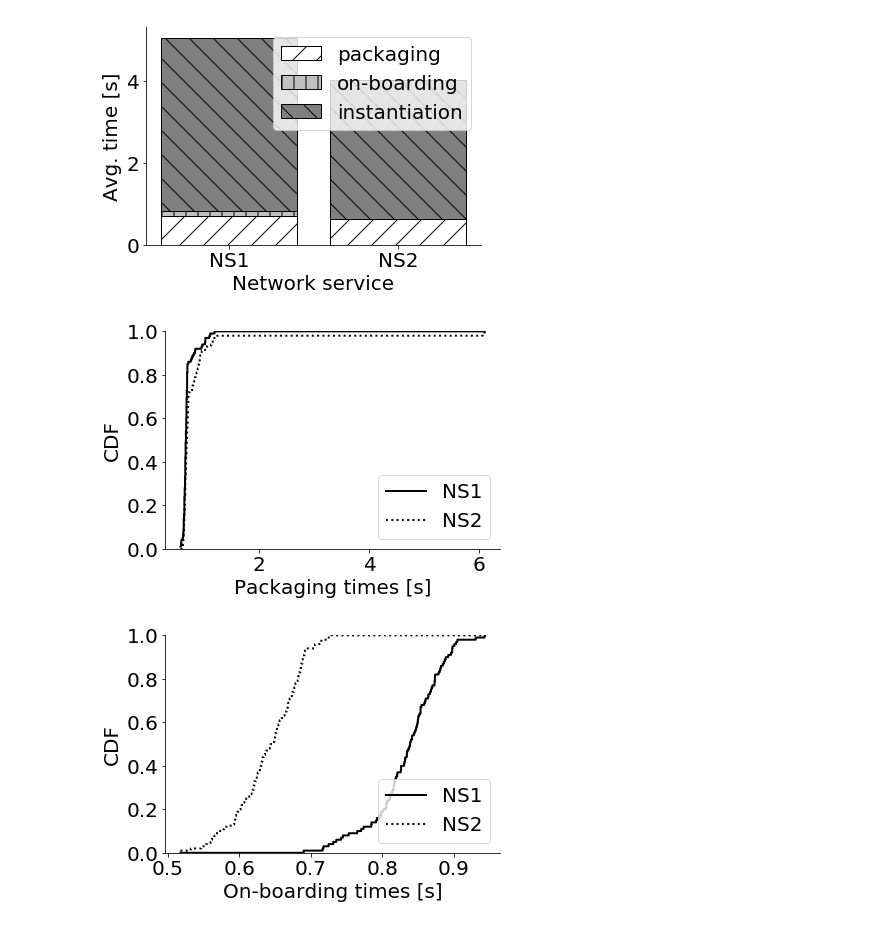
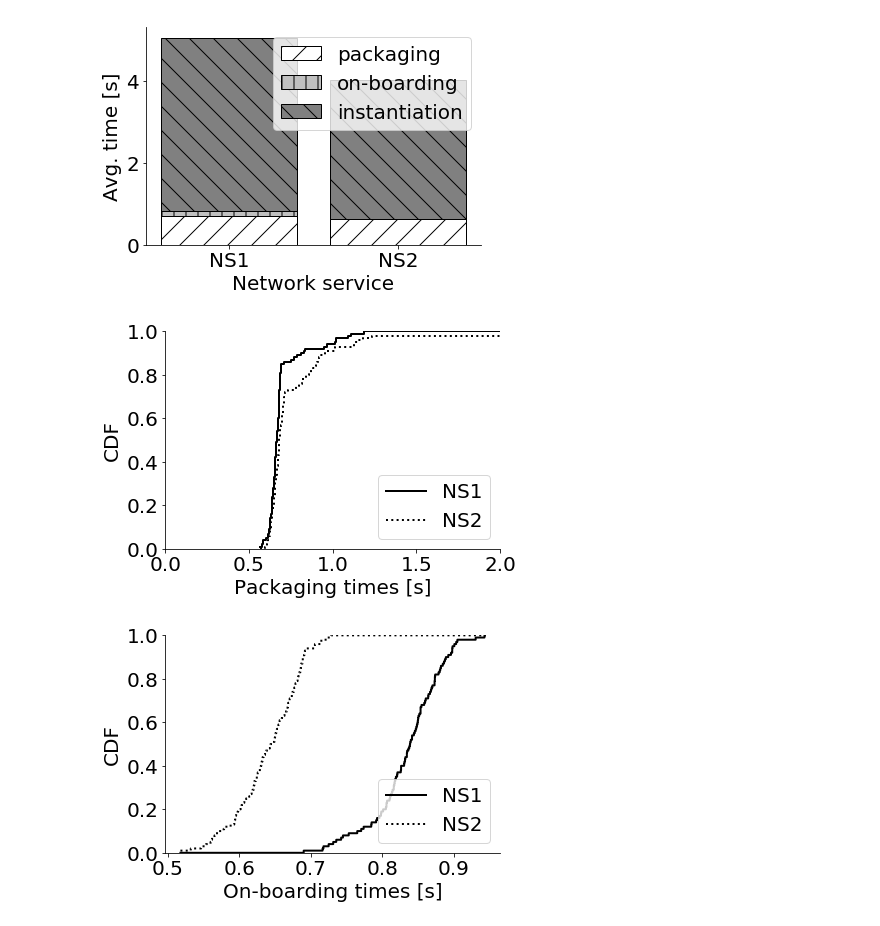
Before and after one commit to sonata-nfv/tng-industrial-pilot, a Jupyter notebook: evaluation/plot_times.ipynb, the cells around one changed output. Saved outputs shown, nothing was run; the diff lists cells and outputs as text; code cells hidden in the pictures.

Commit message:
minor update of plots

```diff
--- a/evaluation/plot_times.ipynb
+++ b/evaluation/plot_times.ipynb
@@ -123,12 +123,12 @@ def plot_cdf(column_name, plot_name):
 # from https://github.com/mpeuster/paper-ijnm-jouornal-sdn-handover/blob/master/evaluation/eval_packet_delay_cdf.ipynb
 
 # calc and plot CDF (used within other function)
-def calc_plot_cdf(sorted_list, bin_range, bins=1000, ls='-'):
+def calc_plot_cdf(sorted_list, bin_range, bins=1000, **kwargs):
     counts, bins = np.histogram(sorted_list, range=bin_range, bins=bins)
     cdf = np.cumsum(counts)/np.sum(counts)
-    plt.plot(np.vstack((bins, np.roll(bins, -1))).T.flatten()[:-2], np.vstack((cdf, cdf)).T.flatten(), antialiased=True, lw=2, ls=ls, color='black')
+    plt.plot(np.vstack((bins, np.roll(bins, -1))).T.flatten()[:-2], np.vstack((cdf, cdf)).T.flatten(), antialiased=True, lw=2, color='black', **kwargs)
 
-def plot_nicer_cdf(column_name, plot_name):
+def plot_nicer_cdf(column_name, plot_name, xlim=None, **kwargs):
     # select times for NS1 and NS2
     ns1_times = df.loc[df['service'] == 'ns1'][column_name]
     ns1_times_sortlist = np.sort(ns1_times.tolist())
@@ -142,6 +142,8 @@ def plot_nicer_cdf(column_name, plot_name):
     calc_plot_cdf(ns2_times_sortlist, [min_time, max_time], ls=':')
 
     # polish, save, and show plots
+    if xlim is not None:
+        plt.xlim(xlim[0], xlim[1])
     plt.ylim(0, 1)
     plt.xlabel(f"{plot_name} times [s]")
     plt.ylabel("CDF")
@@ -152,9 +154,9 @@ def plot_nicer_cdf(column_name, plot_name):
 
     plt.savefig(f'plots/cdf_{column_name}.pdf', bbox_inches='tight')
 # %%
-plot_nicer_cdf('packaging', 'Packaging')
+plot_nicer_cdf('packaging', 'Packaging', xlim=(0,2))
 # %% [output]
-[figure, old version]
+[figure, new version]
 # %%
 plot_nicer_cdf('uploading', 'On-boarding')
 # %% [output]
```
Also changed, not shown: 5 other files.
